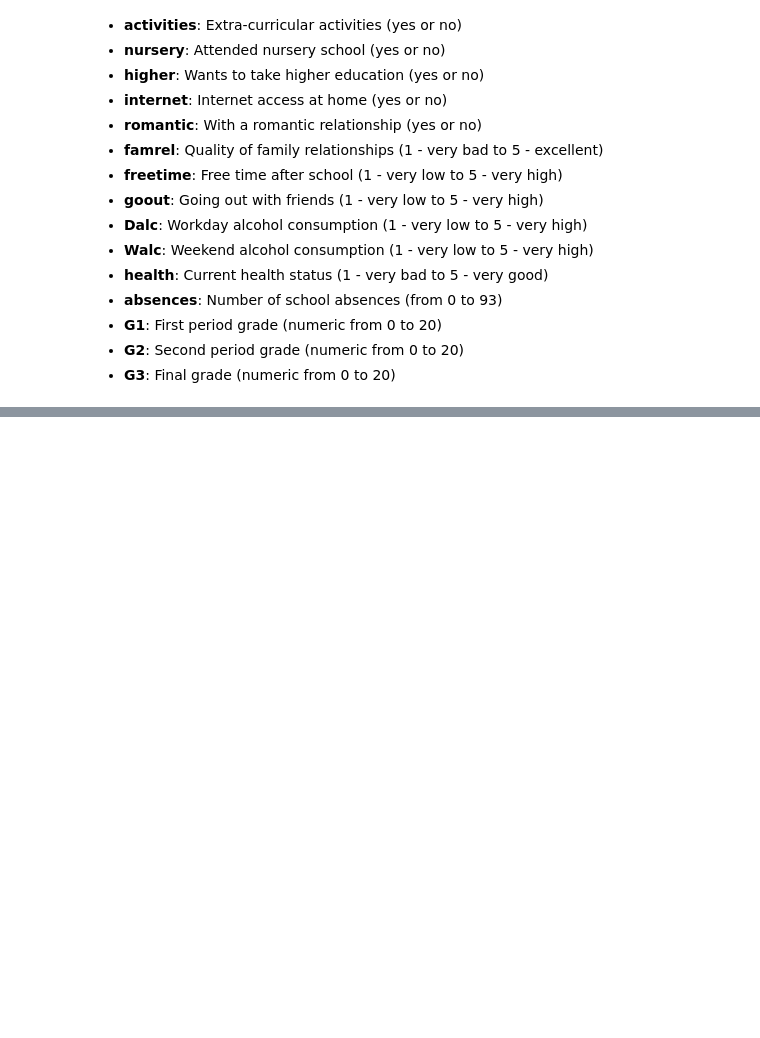
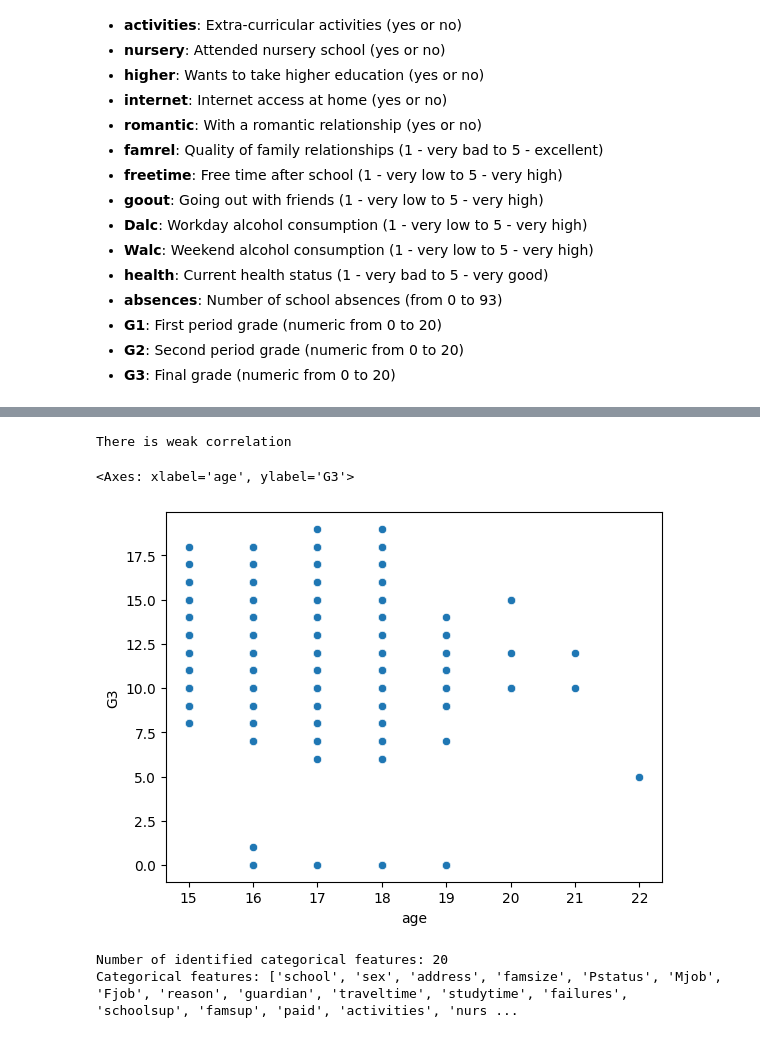
Before and after one commit to coder-priyanka01/Machine-Learning, a Jupyter notebook: Student.ipynb, the cells around one changed output, grey strips where cells are left out. Saved outputs shown, nothing was run; the diff lists cells and outputs as text; code cells hidden in the pictures; blank space fills up the shorter version.

```diff
--- a/Student.ipynb
+++ b/Student.ipynb
@@ -185,0 +215,30 @@ There is a significant differenece in test scores between GP and MS schools.
+# %%
+cor = df['age'].corr(df['G3'])
+if abs(cor) > 0.5:
+    print("There is a strong correlation between age and G3.")
+elif abs(cor) > 0.3:
+    print("There is a moderate correlation between age and G3.")
+else:
+    print("There is weak correlation")
+# %% [output]
+There is weak correlation
+# %%
+sns.scatterplot(x = 'age', y = 'G3', data = df)
+# %% [output]
+<Axes: xlabel='age', ylabel='G3'>
+[figure, added]
+# %%
+categorical_features = []
+for col in df.columns:
+    if df[col].dtype == 'object':
+        categorical_features.append(col)
+    elif df[col].dtype in ['int64', 'float64']:
+        # Consider numeric columns with less than 5 unique values as categorical
+        if df[col].nunique() < 5:
+            categorical_features.append(col)
+
+print(f"Number of identified categorical features: {len(categorical_features)}")
+print(f"Categorical features: {categorical_features}")
+# %% [output]
+Number of identified categorical features: 20
+Categorical features: ['school', 'sex', 'address', 'famsize', 'Pstatus', 'Mjob', 'Fjob', 'reason', 'guardian', 'traveltime', 'studytime', 'failures', 'schoolsup', 'famsup', 'paid', 'activities', 'nurs ...
```
Also changed, not shown: parts of 7 cells of this notebook.
